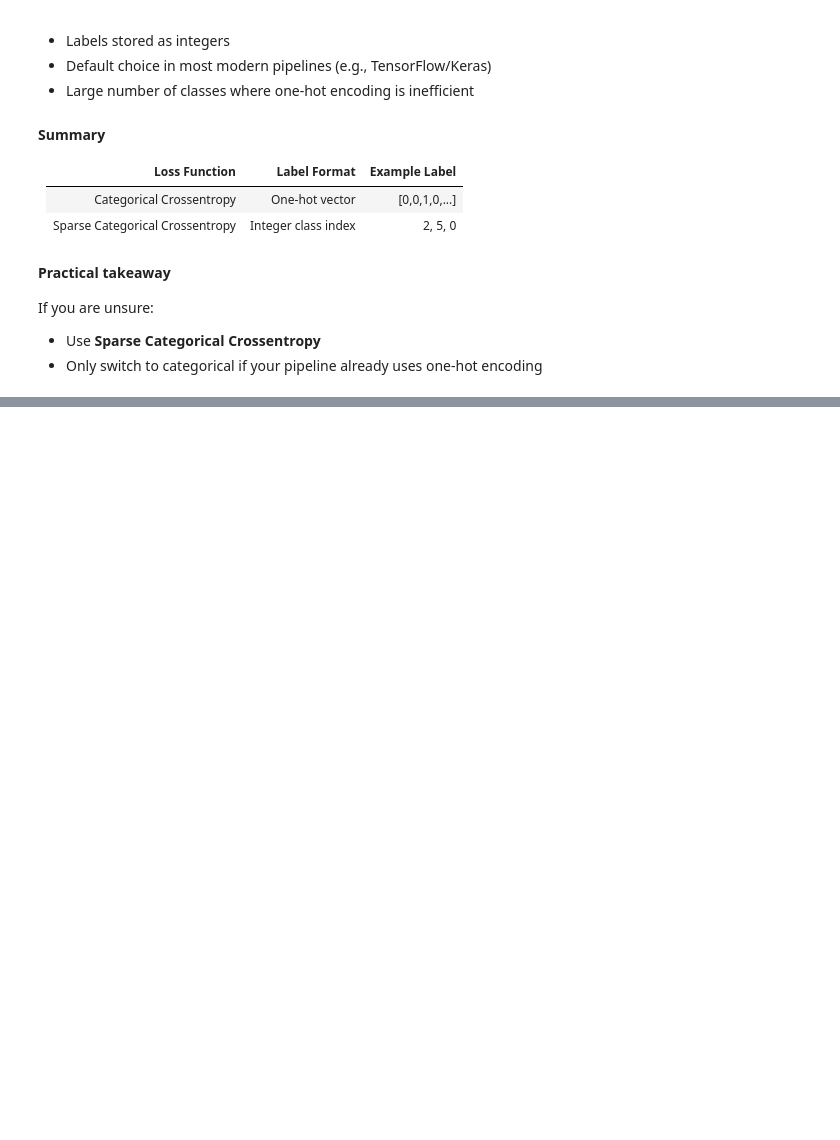
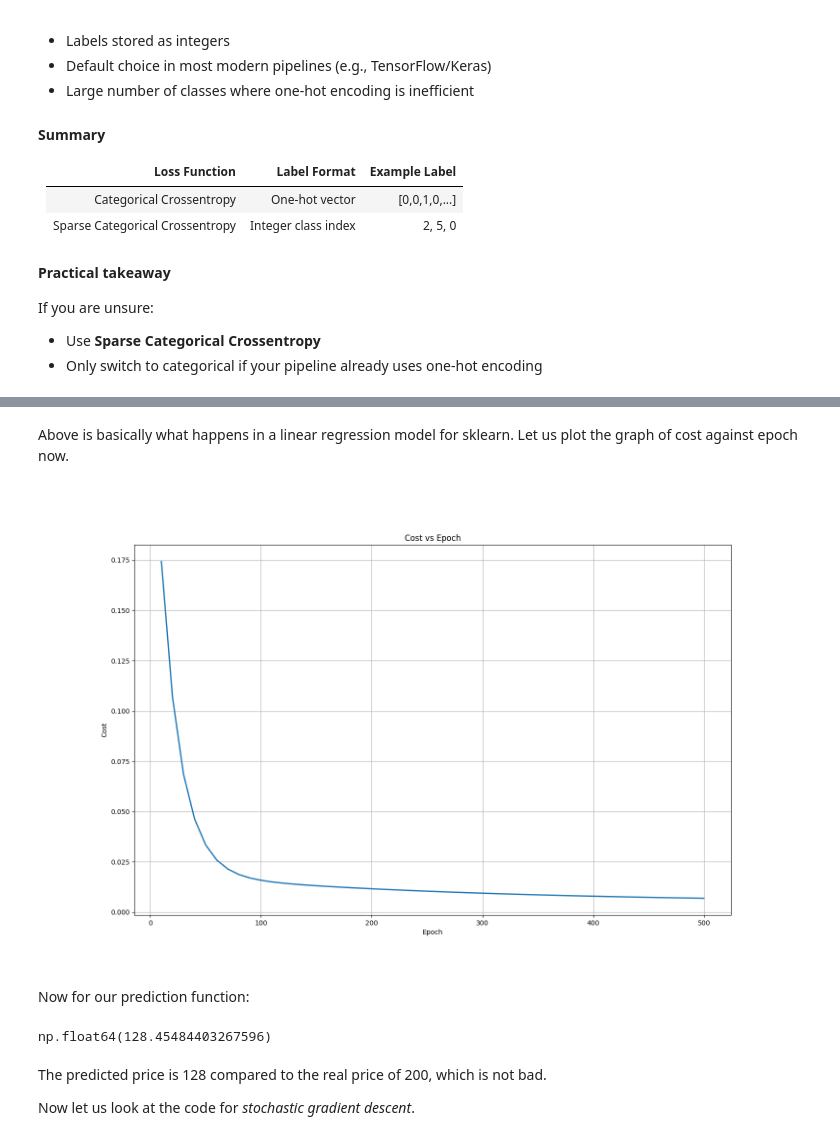
Before and after one commit to SahilRamdoss/TF_Learning_and_Projects, a Jupyter notebook: TensorFlow_Course.ipynb, the cells around one changed output, grey strips where cells are left out. Drawn from its saved outputs; the diff is of its cells as text; code cells hidden in the pictures; blank space fills up the shorter version.

```diff
--- a/TensorFlow_Course.ipynb
+++ b/TensorFlow_Course.ipynb
@@ -635,0 +799,5 @@ If you are unsure:
+# %%
+# Set the hyperparameters of our NN
+model.compile(optimizer='adam', loss='binary_crossentropy', metrics=['accuracy'])
+
+model.fit(X_train_scaled, y_train, epochs=5000)
@@ -635,0 +830,3 @@ If you are unsure:
+# %%
+weights, bias = model.get_weights()
+weights, bias
@@ -635,0 +1216,30 @@ If you are unsure:
+# %% [markdown]
+Above is basically what happens in a linear regression model for sklearn. Let us plot the graph of cost against epoch now.
+# %%
+plt.figure(figsize=(16,10))
+plt.plot(epoch_list, cost_list, linewidth=2)
+
+plt.title("Cost vs Epoch")
+plt.xlabel("Epoch")
+plt.ylabel("Cost")
+plt.grid(True)
+
+plt.show()
+# %% [output]
+[figure, added]
+# %% [markdown]
+Now for our prediction function:
+# %%
+def predict(area, bedrooms, w, b):
+    new_scaled_X = x_scaler.transform([[area,bedrooms]])[0]
+
+    scaled_price = w[0] * new_scaled_X[0] + w[1] * new_scaled_X[1] + b
+    return y_scaler.inverse_transform([[scaled_price]])[0][0]
+
+predict(2600,4,w,b)
+# %% [output]
+np.float64(128.45484403267596)
+# %% [markdown]
+The predicted price is 128 compared to the real price of 200, which is not bad.
+
+Now let us look at the code for *stochastic gradient descent*.
```
Also changed, not shown: parts of 65 cells of this notebook, 6 other files.
